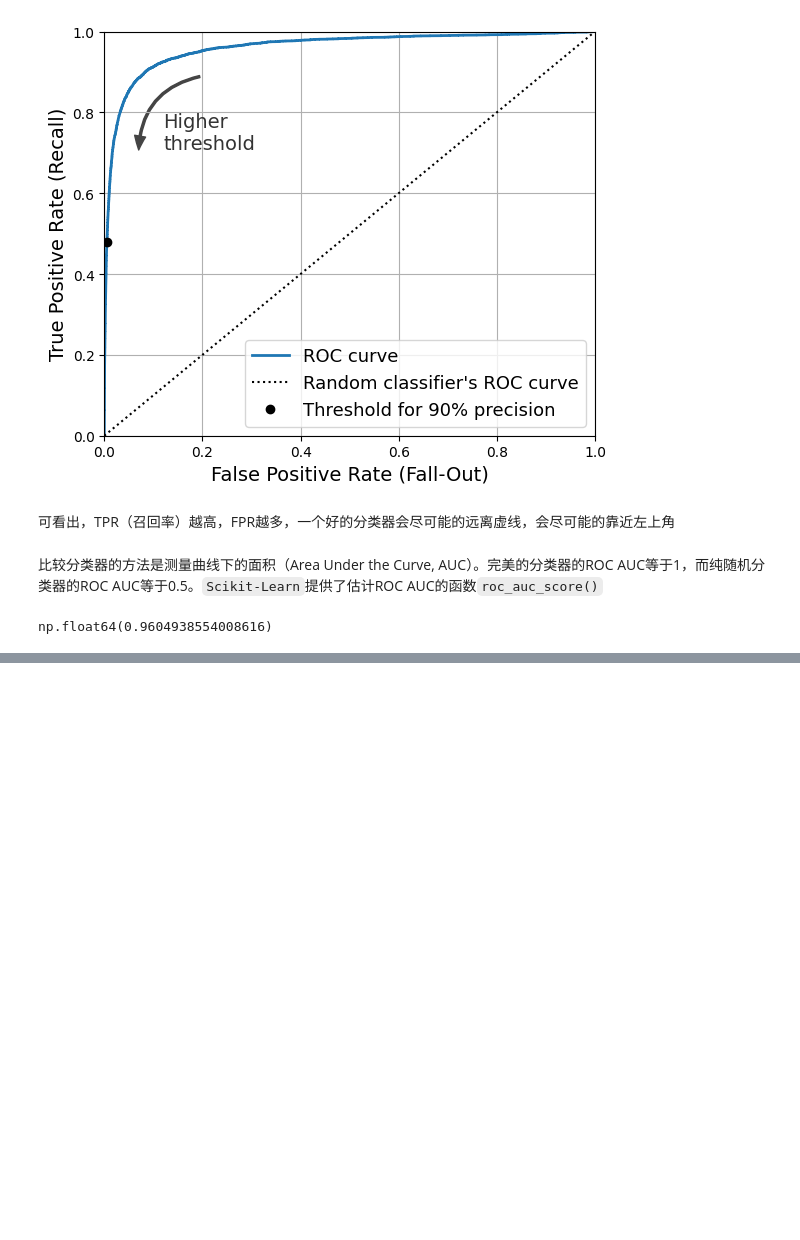
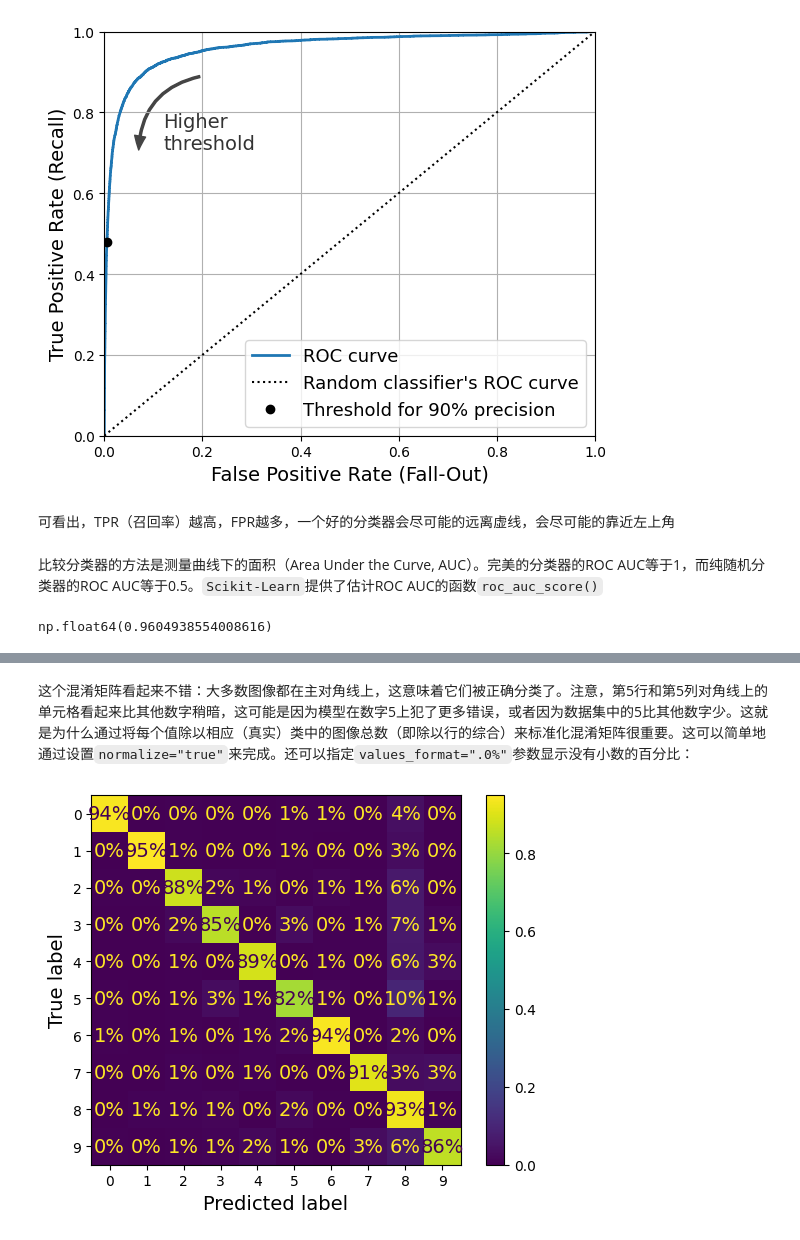
Before and after one commit to machao318927/Hands-On-Machine-Learning, a Jupyter notebook: my-study/03_classification.ipynb, the cells around one changed output, grey strips where cells are left out. Cells and saved outputs as stored; diff of their text form; code cells hidden in the pictures; blank space fills up the shorter version.

```diff
--- a/my-study/03_classification.ipynb
+++ b/my-study/03_classification.ipynb
@@ -757,0 +1028,7 @@ np.float64(0.9604938554008616)
+# %% [markdown]
+这个混淆矩阵看起来不错：大多数图像都在主对角线上，这意味着它们被正确分类了。注意，第5行和第5列对角线上的单元格看起来比其他数字稍暗，这可能是因为模型在数字5上犯了更多错误，或者因为数据集中的5比其他数字少。这就是为什么通过将每个值除以相应（真实）类中的图像总数（即除以行的综合）来标准化混淆矩阵很重要。这可以简单地通过设置`normalize="true"`来完成。还可以指定`values_format=".0%"`参数显示没有小数的百分比：
+# %%
+ConfusionMatrixDisplay.from_predictions(y_train, y_train_pred, normalize="true", values_format=".0%")
+plt.show()
+# %% [output]
+[figure, added]
```
Also changed, not shown: parts of 66 cells of this notebook, 2 other files.
